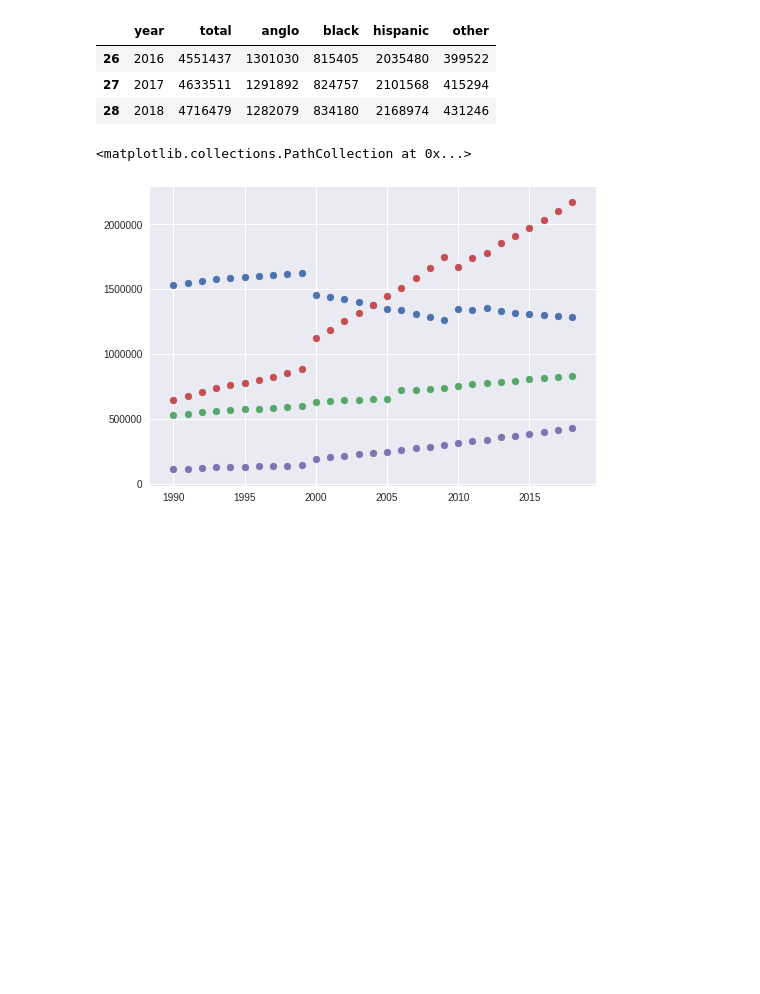
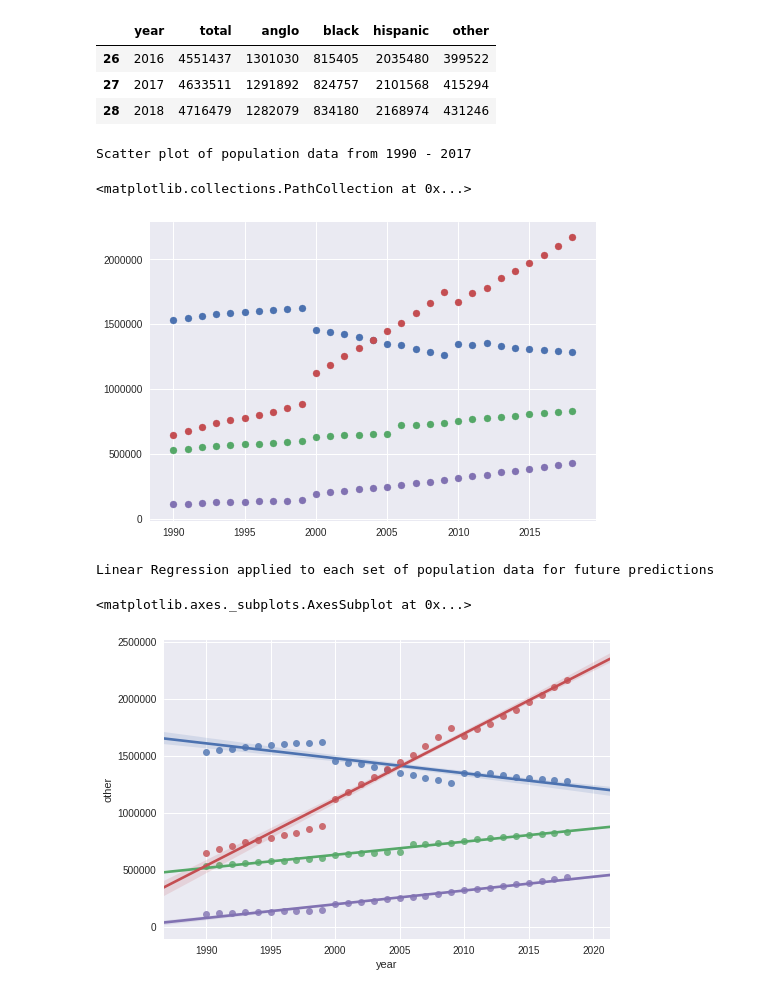
Before and after one commit to MirandaCJohnson/HarrisCountyPopulation, a Jupyter notebook: HarrisCountyPopulation.ipynb, the cells around one changed output. Drawn from its saved outputs; the diff is of its cells as text; code cells hidden in the pictures; blank space fills up the shorter version.

```diff
--- a/HarrisCountyPopulation.ipynb
+++ b/HarrisCountyPopulation.ipynb
@@ -59,18 +59,34 @@ df.tail(3)
 # %%
 import matplotlib.pyplot as plt
 
-#print(df.loc[0:]['year'])
-#print(df.loc[0:]['total'])
+#print(df.loc[0:]['year']) #year column
+#print(df.loc[0:]['total']) #total population column
 
 xaxis=df.loc[0:]['year']
 
+print("Scatter plot of population data from 1990 - 2017")
 plt.scatter(xaxis, df.loc[0:]['anglo']) #Anglo - Blue
 plt.scatter(xaxis, df.loc[0:]['black']) #Black - Green
 plt.scatter(xaxis, df.loc[0:]['hispanic']) #Hispanic - Red
 plt.scatter(xaxis, df.loc[0:]['other']) #Other - Purple
 # %% [output]
-<matplotlib.collections.PathCollection at 0x...>
+Scatter plot of population data from 1990 - 2017
+<matplotlib.collections.PathCollection at 0x...>
 [figure]
+# %%
+#*** 03/23/2019  - Using linear regression on the data points to make prediction for future population values
+
+import seaborn as sns
+
+print("Linear Regression applied to each set of population data for future predictions")
+sns.regplot(x=xaxis, y=df.loc[0:]['anglo'], data=df)
+sns.regplot(x=xaxis, y=df.loc[0:]['black'], data=df)
+sns.regplot(x=xaxis, y=df.loc[0:]['hispanic'], data=df)
+sns.regplot(x=xaxis, y=df.loc[0:]['other'], data=df)
+# %% [output]
+Linear Regression applied to each set of population data for future predictions
+<matplotlib.axes._subplots.AxesSubplot at 0x...>
+[figure, added]
 # %%
 user_year=input("Enter a year between 1990 and 2018: ")
 
```
Also changed, not shown: parts of 4 cells of this notebook.
